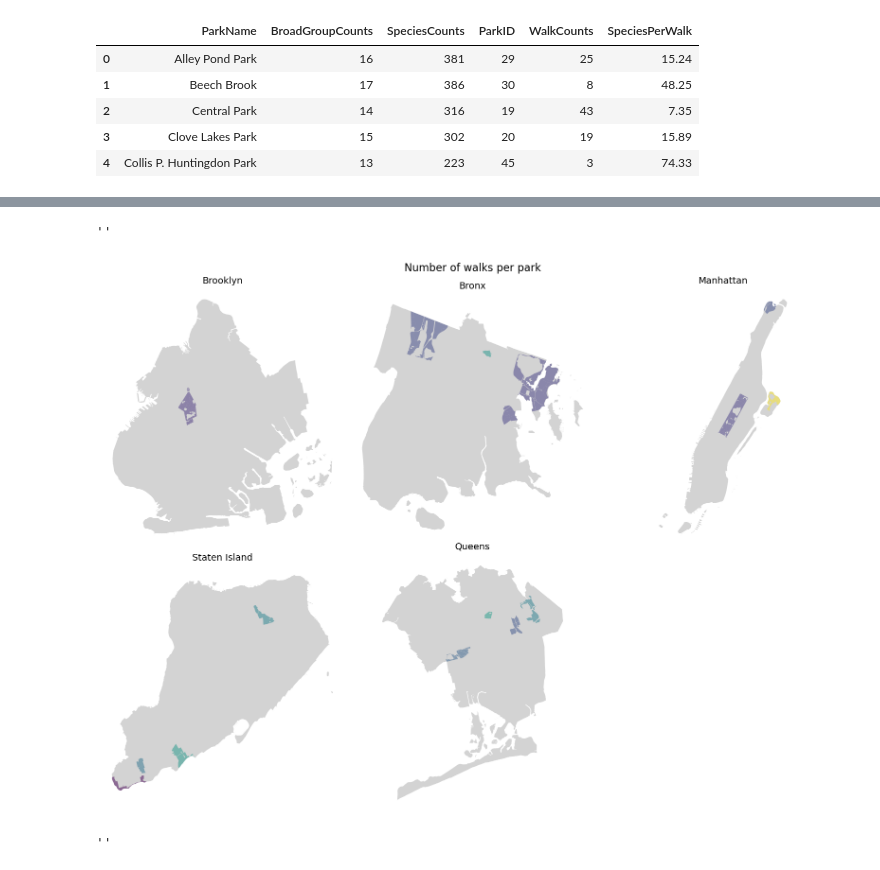
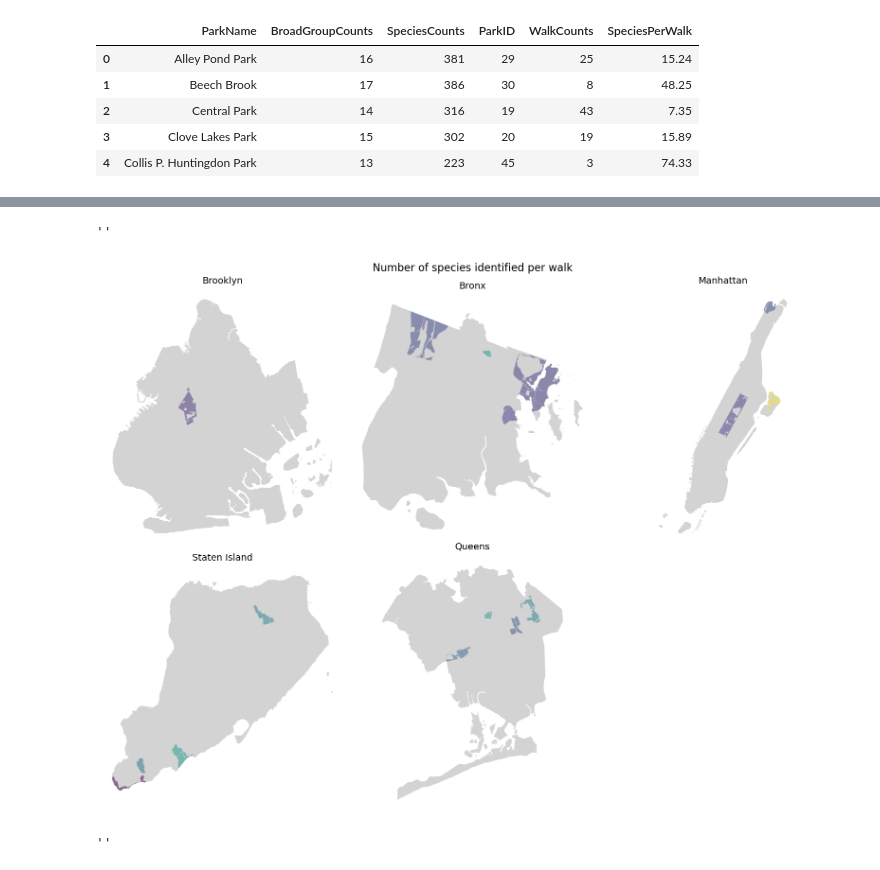
Before and after one commit to newyorkmyc/walks-list, a Jupyter notebook: mapping.ipynb, the cells around one changed output, grey strips where cells are left out. Cells and saved outputs as stored; diff of their text form; code cells hidden in the pictures.

```diff
--- a/mapping.ipynb
+++ b/mapping.ipynb
@@ -273,21 +273,21 @@ parks_viz.head()
 # %%
 fig, axs = plt.subplots(2,3,figsize=(16,12))
 for ax, (b, boro) in zip(axs.ravel(), PARKS_MAPPING.items()):
     boroughs.loc[boroughs['boro_name']==boro].plot(ax=ax, color='lightgrey')
     parks_viz.loc[parks_viz['borough']==b].plot(column='SpeciesPerWalk', ax=ax,
                                                 legend=False, alpha=.5,
                                                 vmin=parks_viz['SpeciesPerWalk'].min(),
                                                 vmax=parks_viz['SpeciesPerWalk'].max())
     ax.set_title(boro, fontsize=14)
     ax.set_axis_off()
 axs[1][2].remove()
-plt.suptitle('Number of walks per park', fontsize=16)
+plt.suptitle('Number of species identified per walk', fontsize=16)
 plt.tight_layout()
 plt.savefig('./img/parks_species_per_walk.png')
 ;
 # %% [output]
 ''
-[figure, old version]
+[figure, new version]
 # %%
 fig, axs = plt.subplots(2,3,figsize=(16,12))
 for ax, (b, boro) in zip(axs.ravel(), PARKS_MAPPING.items()):
```
Also changed, not shown: 1 other file.
